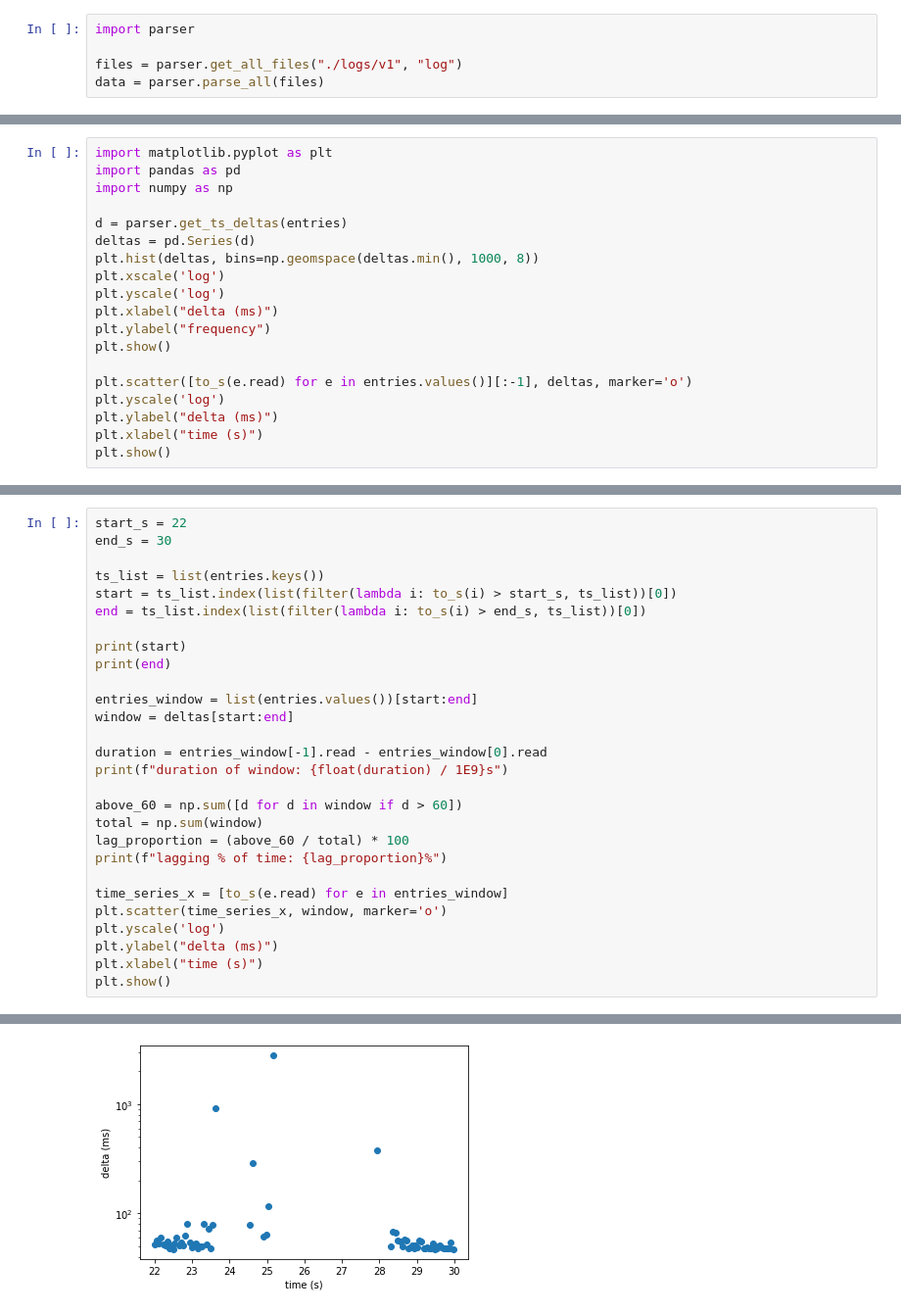
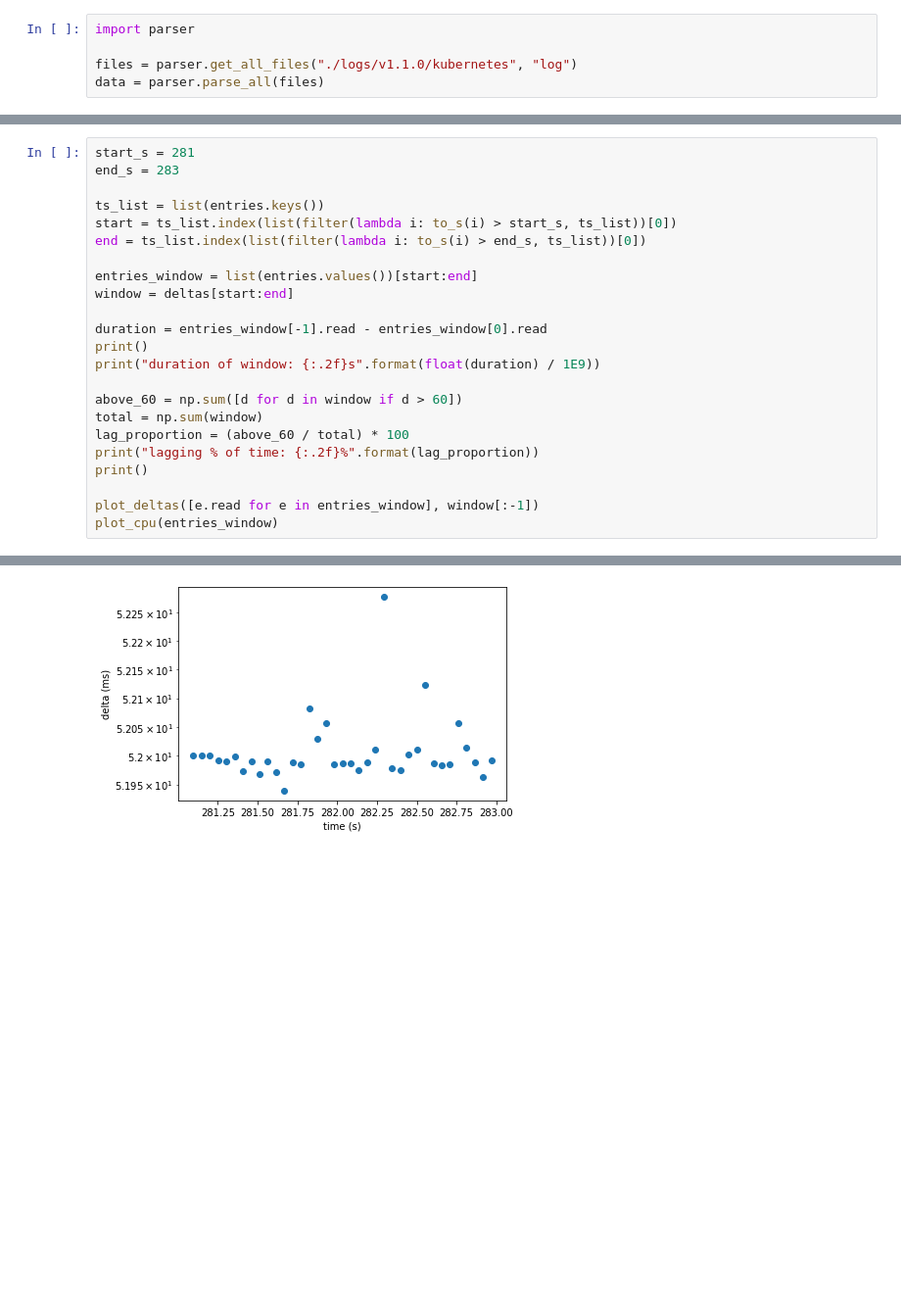
Before and after one commit to elba-docker/instrumentation, a Jupyter notebook: radvisor/analysis.ipynb, the cells around one changed output, grey strips where cells are left out. Shown: that part at 98% size. Cells and saved outputs as stored; diff of their text form; blank space fills up the shorter version.

```diff
--- a/radvisor/analysis.ipynb
+++ b/radvisor/analysis.ipynb
@@ -31,6 +9,6 @@ docker run -it ubuntu bash -c "
 # %%
 import parser
 
-files = parser.get_all_files("./logs/v1", "log")
+files = parser.get_all_files("./logs/v1.1.0/kubernetes", "log")
 data = parser.parse_all(files)
 # %% [output]
@@ -56,19 +63,0 @@ The second plot is a scatterplot of sequential deltas.
-# %%
-import matplotlib.pyplot as plt
-import pandas as pd
-import numpy as np
-
-d = parser.get_ts_deltas(entries)
-deltas = pd.Series(d)
-plt.hist(deltas, bins=np.geomspace(deltas.min(), 1000, 8))
-plt.xscale('log')
-plt.yscale('log')
-plt.xlabel("delta (ms)")
-plt.ylabel("frequency")
-plt.show()
-
-plt.scatter([to_s(e.read) for e in entries.values()][:-1], deltas, marker='o')
-plt.yscale('log')
-plt.ylabel("delta (ms)")
-plt.xlabel("time (s)")
-plt.show()
@@ -82,29 +99,24 @@ Between timestamp entries 325 and 475, there is a burst of high deltas.
 # %%
-start_s = 22
-end_s = 30
+start_s = 281
+end_s = 283
 
 ts_list = list(entries.keys())
 start = ts_list.index(list(filter(lambda i: to_s(i) > start_s, ts_list))[0])
 end = ts_list.index(list(filter(lambda i: to_s(i) > end_s, ts_list))[0])
 
-print(start)
-print(end)
-
 entries_window = list(entries.values())[start:end]
 window = deltas[start:end]
 
 duration = entries_window[-1].read - entries_window[0].read
-print(f"duration of window: {float(duration) / 1E9}s")
+print()
+print("duration of window: {:.2f}s".format(float(duration) / 1E9))
 
 above_60 = np.sum([d for d in window if d > 60])
 total = np.sum(window)
 lag_proportion = (above_60 / total) * 100
-print(f"lagging % of time: {lag_proportion}%")
+print("lagging % of time: {:.2f}%".format(lag_proportion))
+print()
 
-time_series_x = [to_s(e.read) for e in entries_window]
-plt.scatter(time_series_x, window, marker='o')
-plt.yscale('log')
-plt.ylabel("delta (ms)")
-plt.xlabel("time (s)")
-plt.show()
+plot_deltas([e.read for e in entries_window], window[:-1])
+plot_cpu(entries_window)
 # %% [output]
@@ -115 +125 @@ lagging % of time: 66.34015676492376%
-[figure, old version]
+[figure, new version]
```
Also changed, not shown: parts of 14 cells of this notebook, 1 other file.
